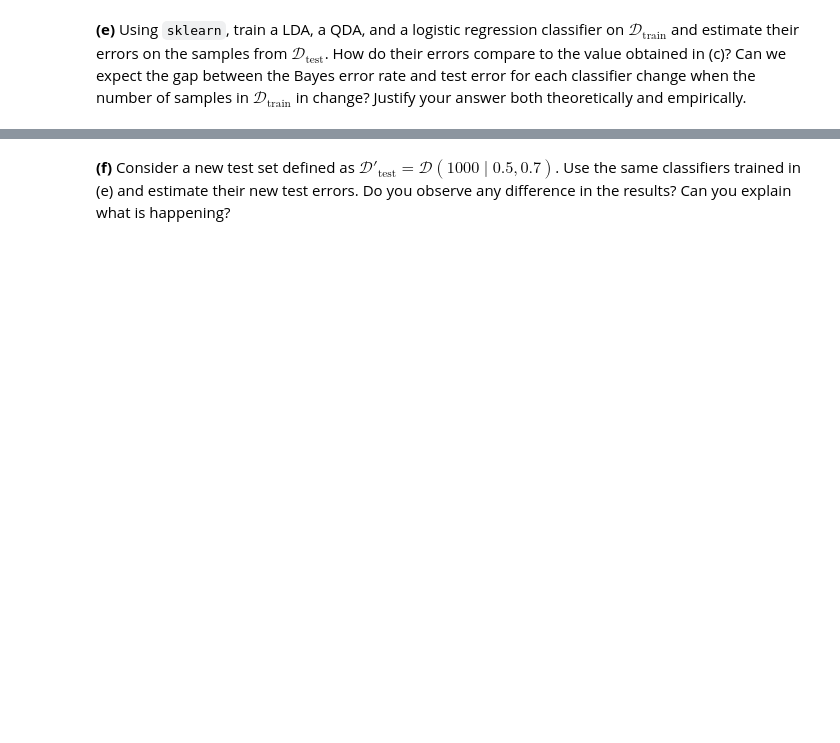
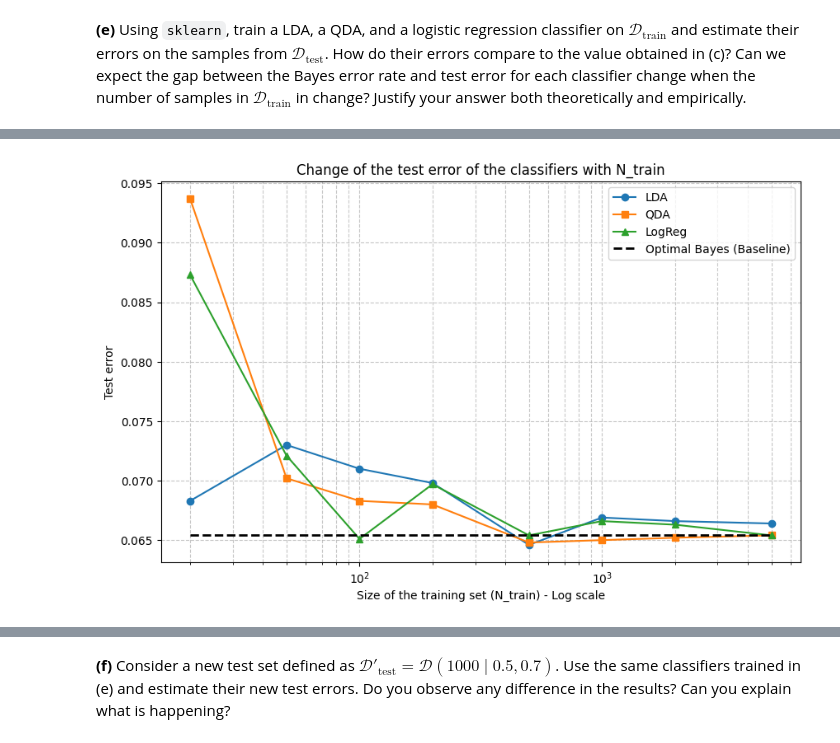
Before and after one commit to Erratu/Stats-S8-TPs, a Jupyter notebook: TP3/TP3_anna.ipynb, the cells around one changed output, grey strips where cells are left out. Saved outputs shown, nothing was run; the diff lists cells and outputs as text; code cells hidden in the pictures; blank space fills up the shorter version.

```diff
--- a/TP3/TP3_anna.ipynb
+++ b/TP3/TP3_anna.ipynb
@@ -99,2 +180,16 @@ CM5 Bayes Classifier Important tools for proba theory : Prob(Y=1|X in B(x0))
 # %% [markdown]
 **(e)** Using `sklearn`, train a LDA, a QDA, and a logistic regression classifier on $\mathcal{D}_\text{train}$ and estimate their errors on the samples from $\mathcal{D}_\text{test}$. How do their errors compare to the value obtained in (c)? Can we expect the gap between the Bayes error rate and test error for each classifier change when the number of samples in $\mathcal{D}_{\text{train}}$ in change? Justify your answer both theoretically and empirically.
+# %%
+X_train, y_train = gen_data(50, 2, 0.3)
+X_test, y_test = gen_data(1000, 2, 0.3)
+
+models = {
+    "LDA": LinearDiscriminantAnalysis(),
+    "QDA": QuadraticDiscriminantAnalysis(),
+    "LogReg": LogisticRegression()
+}
+
+for name, model in models.items():
+    model.fit(X_train, y_train)
+    y_pred = model.predict(X_test)
+    print(f"Test Error ({name}): {1 - accuracy_score(y_test, y_pred):.4f}")
@@ -100,0 +204,49 @@ CM5 Bayes Classifier Important tools for proba theory : Prob(Y=1|X in B(x0))
+# %%
+X_test_large, y_test_large = gen_data(10000, 2, 0.3)
+train_sizes = [20, 50, 100, 200, 500, 1000, 2000, 5000]
+
+errors_lda = []
+errors_qda = []
+errors_logreg = []
+errors_bayes = []
+
+# Bayes error, is constant with D_train, because there is no training
+bayes_clf = BayesClassifier(eps=2.0, p=0.3)
+bayes_pred = bayes_clf.predict(X_test_large)
+bayes_error = 1.0 - accuracy_score(y_test_large, bayes_pred)
+
+for n in train_sizes:
+    X_train, y_train = gen_data(n, 2, 0.3)
+
+    # LDA
+    lda = LinearDiscriminantAnalysis()
+    lda.fit(X_train, y_train)
+    errors_lda.append(1.0 - accuracy_score(y_test_large, lda.predict(X_test_large)))
+
+    # QDA
+    qda = QuadraticDiscriminantAnalysis()
+    qda.fit(X_train, y_train)
+    errors_qda.append(1.0 - accuracy_score(y_test_large, qda.predict(X_test_large)))
+
+    # Logistic Regression
+    logreg = LogisticRegression()
+    logreg.fit(X_train, y_train)
+    errors_logreg.append(1.0 - accuracy_score(y_test_large, logreg.predict(X_test_large)))
+
+    errors_bayes.append(bayes_error) # for comparison
+
+plt.figure(figsize=(10, 6))
+plt.plot(train_sizes, errors_lda, label='LDA', marker='o')
+plt.plot(train_sizes, errors_qda, label='QDA', marker='s')
+plt.plot(train_sizes, errors_logreg, label='LogReg', marker='^')
+plt.plot(train_sizes, errors_bayes, label='Optimal Bayes (Baseline)', linestyle='--', color='black', linewidth=2)
+
+plt.xscale('log')
+plt.xlabel("Size of the training set (N_train) - Log scale")
+plt.ylabel("Test error")
+plt.title("Change of the test error of the classifiers with N_train")
+plt.legend()
+plt.grid(True, which="both", ls="--", alpha=0.7)
+plt.show()
+# %% [output]
+[figure, added]
```
Also changed, not shown: parts of 14 cells of this notebook.
